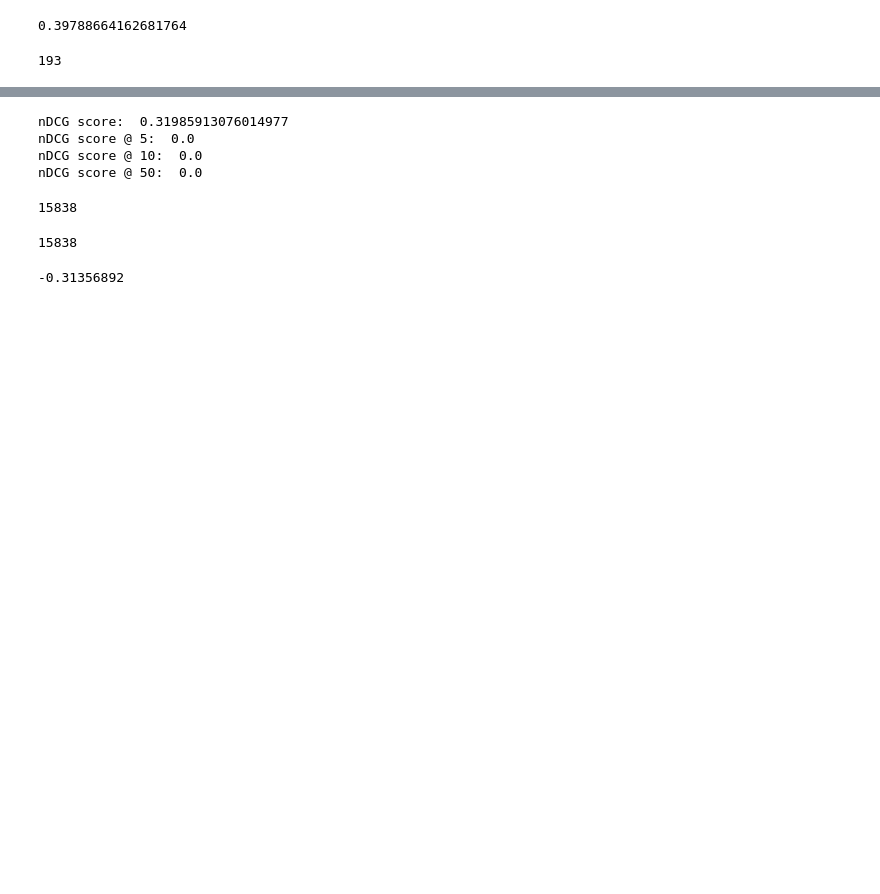
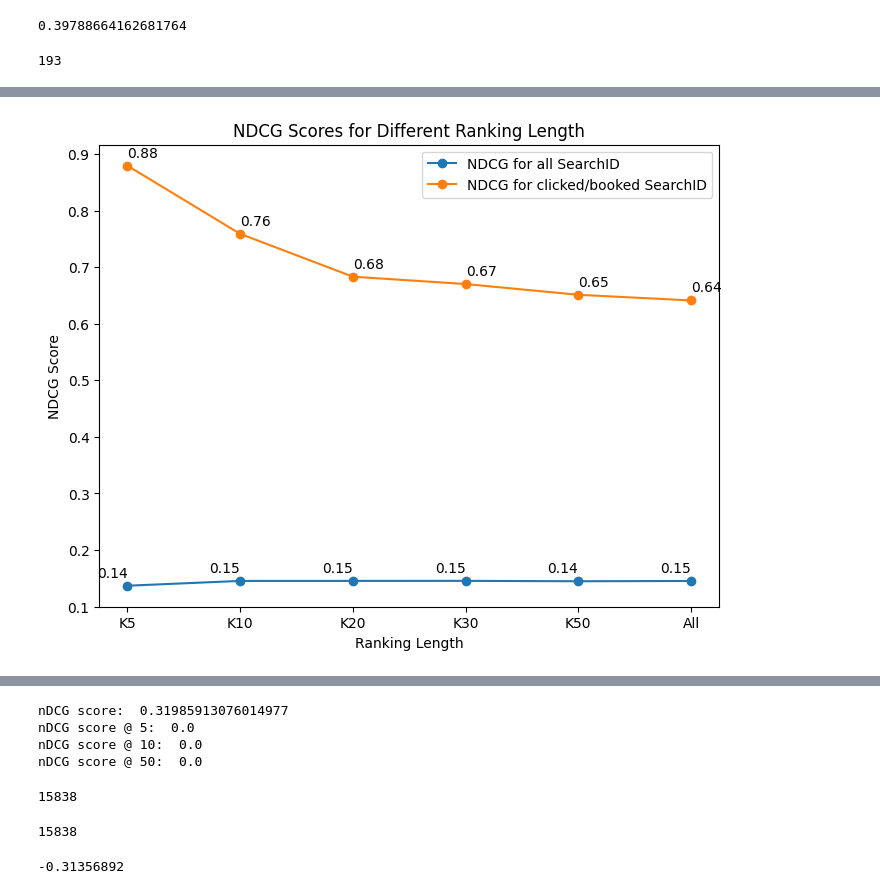
Before and after one commit to kusharma/Expedia-RecTour-Ranking, a Jupyter notebook: notebooks/XGBOOSTTest_2.ipynb, the cells around one changed output, grey strips where cells are left out. Saved outputs shown, nothing was run; the diff lists cells and outputs as text; code cells hidden in the pictures; blank space fills up the shorter version.

```diff
--- a/notebooks/XGBOOSTTest-2.ipynb
+++ b/notebooks/XGBOOSTTest_2.ipynb
@@ -1065,0 +1124,5 @@ np.mean(no_zeros_ndcg)
+# %%
+ndcg_scores_2=[]
+for i in set(filtered_df['search_id']):
+  search_data = filtered_df[filtered_df['search_id'] == i]
+  ndcg_scores_2.append(compute_ndcg(search_data["num_clicks"].tolist()))
@@ -1065,0 +1165,5 @@ np.mean(no_zeros_ndcg)
+# %%
+ndcg_scores_2=[]
+for i in set(filtered_df['search_id']):
+  search_data = filtered_df[filtered_df['search_id'] == i]
+  ndcg_scores_2.append(compute_ndcg_at_k(search_data["num_clicks"]))
@@ -1065,0 +1179,7 @@ np.mean(no_zeros_ndcg)
+# %%
+k_s_original = ['K5', 'K10', 'K20', 'K30', 'K50', 'All']
+zeros_original = [0.1368, 0.1453, 0.1453, 0.1454, 0.1447, 0.1452]
+no_zeros_original = [0.8794, 0.7589, 0.6832, 0.6702, 0.6512, 0.6412]
+# %%
+original_results_df = pd.DataFrame({'Number Features': k_s_original, 'NDCG for all SearchID': zeros_original, 'NDCG for clicked SearchID': no_zeros_original})
+original_results_df.head()
@@ -1065,0 +1193,27 @@ np.mean(no_zeros_ndcg)
+# %%
+plt.figure(figsize=(8,6))
+
+x = original_results_df['Number Features']
+y1 = original_results_df['NDCG for all SearchID']
+y2 = original_results_df['NDCG for clicked SearchID']
+
+plt.plot(x, y1, marker='o', label='NDCG for all SearchID')
+plt.plot(x, y2, marker='o', label='NDCG for clicked/booked SearchID')
+
+plt.xlabel('Ranking Length')
+plt.ylabel('NDCG Score')
+plt.title('NDCG Scores for Different Ranking Length')
+
+plt.legend()
+
+for i, txt in enumerate(y1):
+    plt.text(x[i], y1[i]+0.01, f'{txt:.2f}', ha='right', va='bottom')
+
+for i, txt in enumerate(y2):
+    plt.text(x[i], y2[i]+0.01, f'{txt:.2f}', ha='left', va='bottom')
+
+plt.savefig('plot_comparison_df.png')
+
+plt.show()
+# %% [output]
+[figure, added]
```
Also changed, not shown: parts of 28 cells of this notebook.
